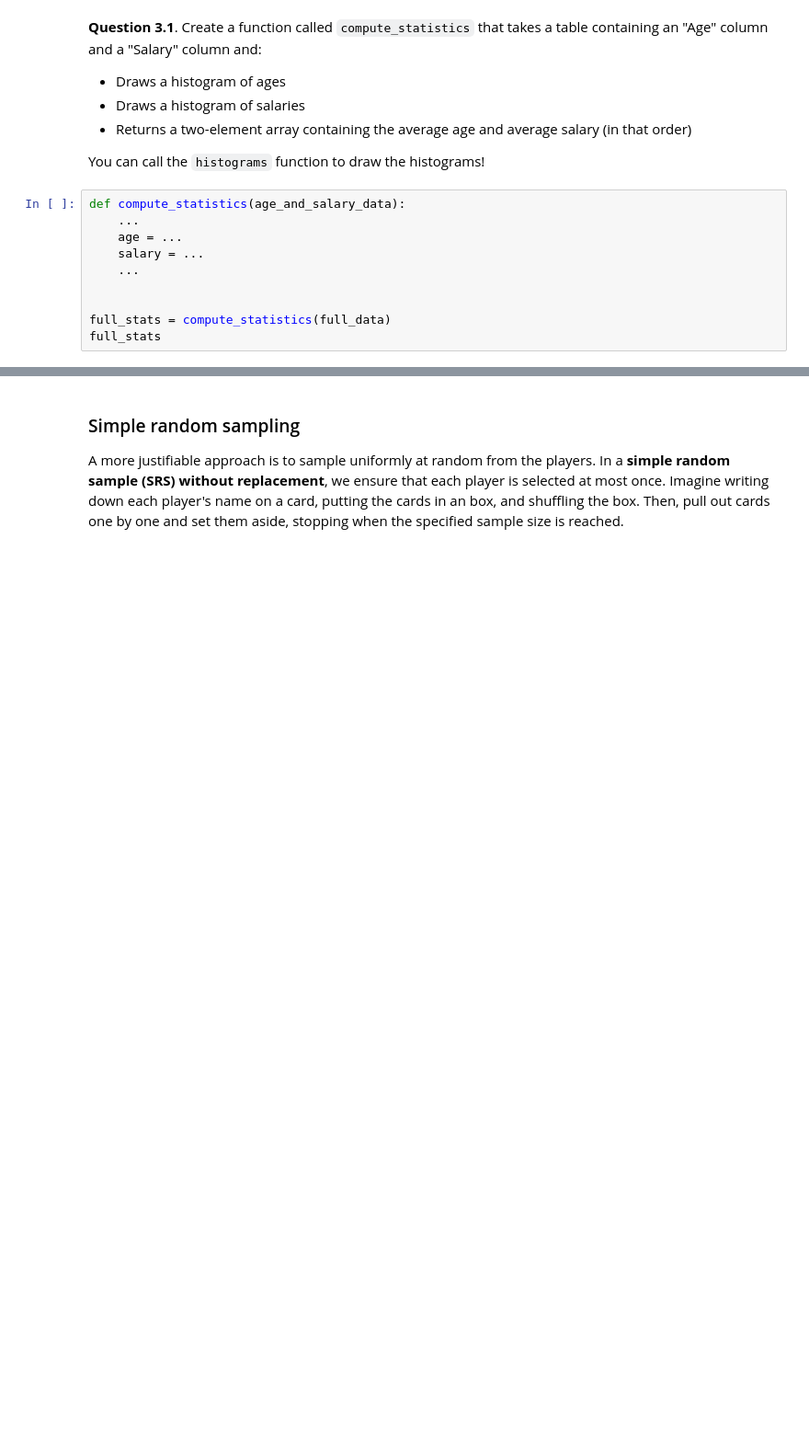
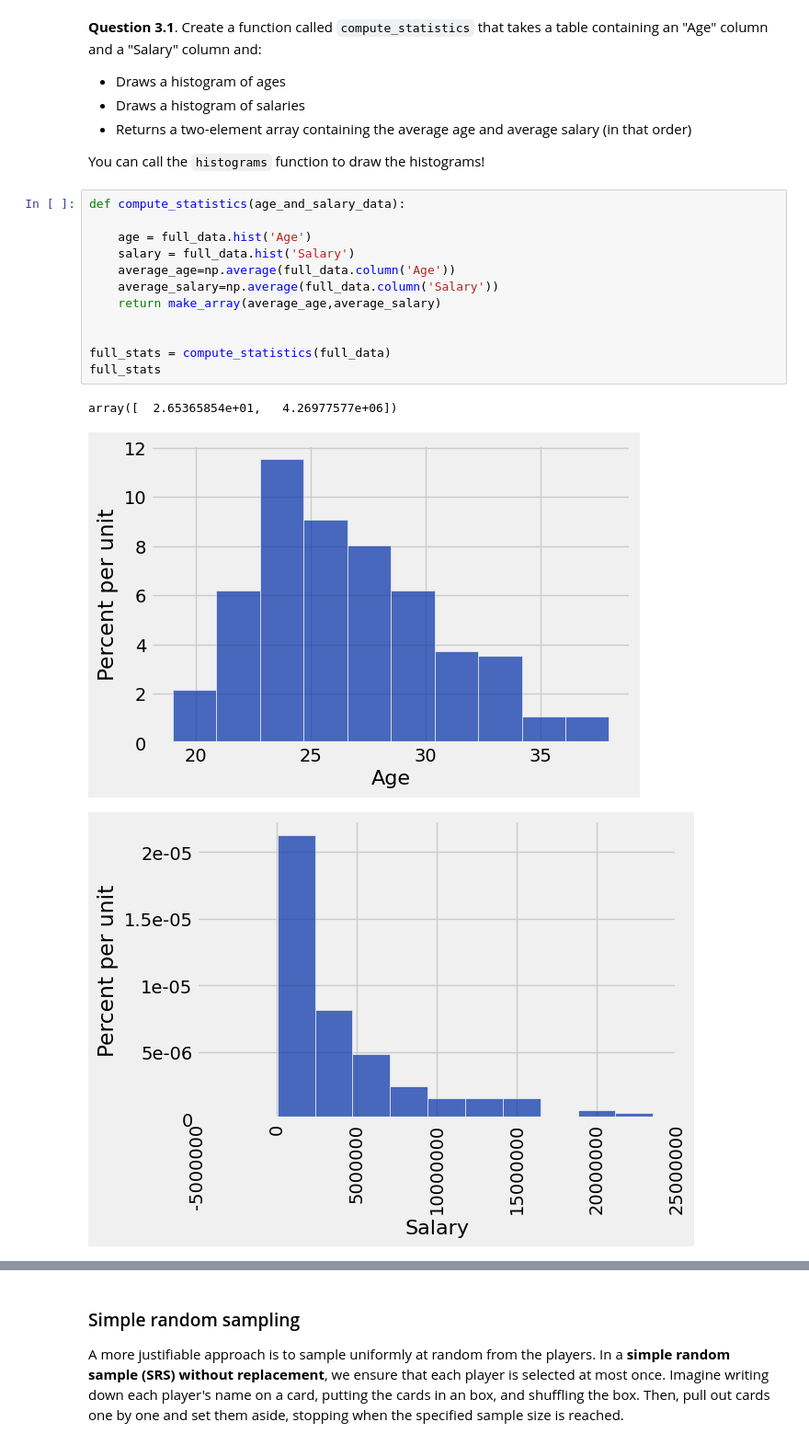
Before and after one commit to cplahn/cplahn_DATA_Fall, a Jupyter notebook: lab05/lab05.ipynb, the cells around one changed output, grey strips where cells are left out. Shown at 92% size. Cells and saved outputs as stored; diff of their text form; blank space fills up the shorter version.

```diff
--- a/lab05/lab05.ipynb
+++ b/lab05/lab05.ipynb
@@ -354,13 +374,19 @@ print('Two histograms should be displayed below')
 You can call the `histograms` function to draw the histograms!
 # %%
 def compute_statistics(age_and_salary_data):
-    ...
-    age = ...
-    salary = ...
-    ...
+
+    age = full_data.hist('Age')
+    salary = full_data.hist('Salary')
+    average_age=np.average(full_data.column('Age'))
+    average_salary=np.average(full_data.column('Salary'))
+    return make_array(average_age,average_salary)
 
 
 full_stats = compute_statistics(full_data)
 full_stats
+# %% [output]
+array([  2.65365854e+01,   4.26977577e+06])
+[figure, added]
+[figure, added]
 # %%
 grader.check("q31")
```
Also changed, not shown: parts of 13 cells of this notebook, 7 other files.
